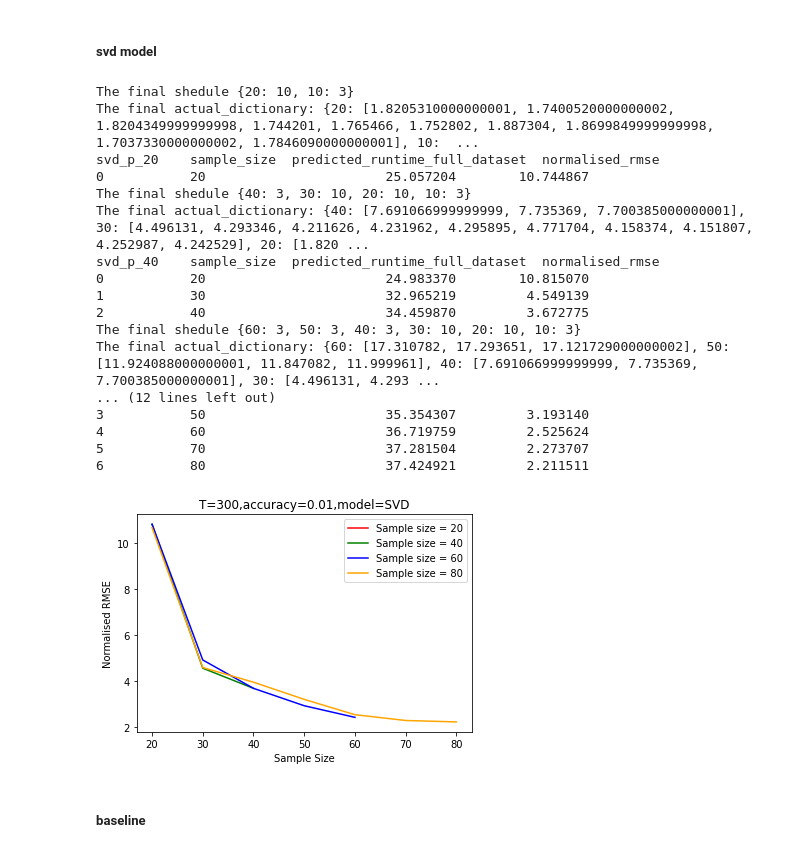
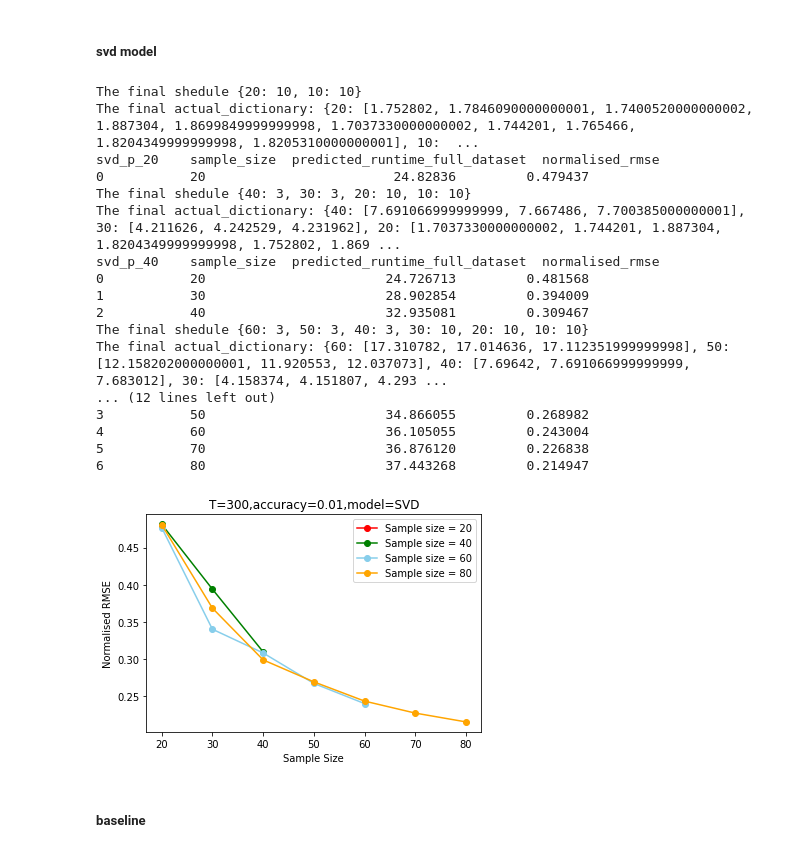
Before and after one commit to LuyueChang/Project, a Jupyter notebook: Experiments.ipynb, the cells around one changed output. Drawn from its saved outputs; the diff is of its cells as text; code cells hidden in the pictures.

```diff
--- a/Experiments.ipynb
+++ b/Experiments.ipynb
@@ -33,15 +33,17 @@ def adapt(T,S,A,algo):
   S_while = S
   time_budget_schedule = T
   baseline_list = []
+  shuffled_data = adapt_data_sample_size.sample(frac = 1)
   # Get needed data from csv and name it indexed_new_df
-  group_sample_size = adapt_data_sample_size.loc[:,['sample_size', algo]].groupby(['sample_size']).count()
+  group_sample_size = shuffled_data.loc[:,['sample_size', algo]].groupby(['sample_size']).count()
   # Combine the counted number with the previous csv and rename the column
-  group_sample_size_count = adapt_data_sample_size.merge(group_sample_size,on='sample_size',left_index=True)
+  group_sample_size_count = shuffled_data.merge(group_sample_size,on='sample_size',left_index=True).sort_values("sample_size")
   group_sample_size_count.rename(columns={algo+'_x':algo, algo+'_y':'sub_samples'},inplace=True)
   # Create a new dataframe contains nmf\sample_size\sub_samples column
   new_df = group_sample_size_count.loc[:,[algo,'sample_size','sub_samples']]
   # Reset index of the dataframe and delete original index
   indexed_new_df = new_df.reset_index(drop=True)
+  # print('indexed_new_df',indexed_new_df)
 
   # Make a prediction dictionary according to the first value of S
   update_s = indexed_new_df[indexed_new_df['sample_size']==S]['sub_samples'].iloc[0]
@@ -310,7 +321,8 @@ def predict_time(algo, m, n, r, adapt_schedule, actual_runtime, algo_complexity)
     #IP: compute the predicted runtime of a specific CF on the full dataset based on slope and intercept learnt using the runtimes from the schedule
     predicted_runtime = intercept + (algo_complexity(m[-1], n[-1], r[-1]))*slope
     #IP: compute the normalised RMSE on the predictions
-    nrmse = mean_squared_error([actual_runtime[algo]], [predicted_runtime])/actual_runtime[algo]
+    nrmse = mean_squared_error([actual_runtime[algo]], [predicted_runtime], squared=False)/actual_runtime[algo]
+    # nrmse = np.sqrt(mean_squared_error([actual_runtime[algo]], [predicted_runtime]))/actual_runtime[algo]
     predictions.append(predicted_runtime)
     norm_rmse.append(nrmse)
   #IP: create a dataframe with the predicted runtimes and normalised RMSEs on the full dataset based on different samples sizes
@@ -680,36 +676,36 @@ svd_80 = adapt(300,80,0.01,'svd')
 svd_p_80 = predict_time('svd', m, n, r, svd_80, actual_rt, comp_svd)
 print('svd_p_80',svd_p_80)
 # %% [output]
-The final shedule {20: 10, 10: 3}
-The final actual_dictionary: {20: [1.8205310000000001, 1.7400520000000002, 1.8204349999999998, 1.744201, 1.765466, 1.752802, 1.887304, 1.8699849999999998, 1.7037330000000002, 1.7846090000000001], 10:  ...
+The final shedule {20: 10, 10: 10}
+The final actual_dictionary: {20: [1.752802, 1.7846090000000001, 1.7400520000000002, 1.887304, 1.8699849999999998, 1.7037330000000002, 1.744201, 1.765466, 1.8204349999999998, 1.8205310000000001], 10:  ...
 svd_p_20    sample_size  predicted_runtime_full_dataset  normalised_rmse
-0           20                       25.057204        10.744867
-The final shedule {40: 3, 30: 10, 20: 10, 10: 3}
-The final actual_dictionary: {40: [7.691066999999999, 7.735369, 7.700385000000001], 30: [4.496131, 4.293346, 4.211626, 4.231962, 4.295895, 4.771704, 4.158374, 4.151807, 4.252987, 4.242529], 20: [1.820 ...
+0           20                        24.82836         0.479437
+The final shedule {40: 3, 30: 3, 20: 10, 10: 10}
+The final actual_dictionary: {40: [7.691066999999999, 7.667486, 7.700385000000001], 30: [4.211626, 4.242529, 4.231962], 20: [1.7037330000000002, 1.744201, 1.887304, 1.8204349999999998, 1.752802, 1.869 ...
 svd_p_40    sample_size  predicted_runtime_full_dataset  normalised_rmse
-0           20                       24.983370        10.815070
-1           30                       32.965219         4.549139
-2           40                       34.459870         3.672775
-The final shedule {60: 3, 50: 3, 40: 3, 30: 10, 20: 10, 10: 3}
-The final actual_dictionary: {60: [17.310782, 17.293651, 17.121729000000002], 50: [11.924088000000001, 11.847082, 11.999961], 40: [7.691066999999999, 7.735369, 7.700385000000001], 30: [4.496131, 4.293 ...
+0           20                       24.726713         0.481568
+1           30                       28.902854         0.394009
+2           40                       32.935081         0.309467
+The final shedule {60: 3, 50: 3, 40: 3, 30: 10, 20: 10, 10: 10}
+The final actual_dictionary: {60: [17.310782, 17.014636, 17.112351999999998], 50: [12.158202000000001, 11.920553, 12.037073], 40: [7.69642, 7.691066999999999, 7.683012], 30: [4.158374, 4.151807, 4.293 ...
 ... (12 lines left out)
-3           50                       35.354307         3.193140
-4           60                       36.719759         2.525624
-5           70                       37.281504         2.273707
-6           80                       37.424921         2.211511
+3           50                       34.866055         0.268982
+4           60                       36.105055         0.243004
+5           70                       36.876120         0.226838
+6           80                       37.443268         0.214947
 # %%
 plt.title('T=300,accuracy=0.01,model=SVD')
-plt.plot(svd_p_20['sample_size'],svd_p_20['normalised_rmse'],color='red',label='Sample size = 20')
-plt.plot(svd_p_40['sample_size'],svd_p_40['normalised_rmse'],color='green',label='Sample size = 40')
-plt.plot(svd_p_60['sample_size'],svd_p_60['normalised_rmse'],color='blue',label='Sample size = 60')
-plt.plot(svd_p_80['sample_size'],svd_p_80['normalised_rmse'],color='orange',label='Sample size = 80')
+plt.plot(svd_p_20['sample_size'],svd_p_20['normalised_rmse'],color='red',label='Sample size = 20',marker='o')
+plt.plot(svd_p_40['sample_size'],svd_p_40['normalised_rmse'],color='green',label='Sample size = 40',marker='o')
+plt.plot(svd_p_60['sample_size'],svd_p_60['normalised_rmse'],color='skyblue',label='Sample size = 60',marker='o')
+plt.plot(svd_p_80['sample_size'],svd_p_80['normalised_rmse'],color='orange',label='Sample size = 80',marker='o')
 
 plt.legend()
 plt.xlabel('Sample Size')
 plt.ylabel('Normalised RMSE')
 plt.show()
 # %% [output]
-[figure, old version]
+[figure, new version]
 # %% [markdown]
 ##### baseline
 # %%
```
Also changed, not shown: parts of 16 cells of this notebook.
